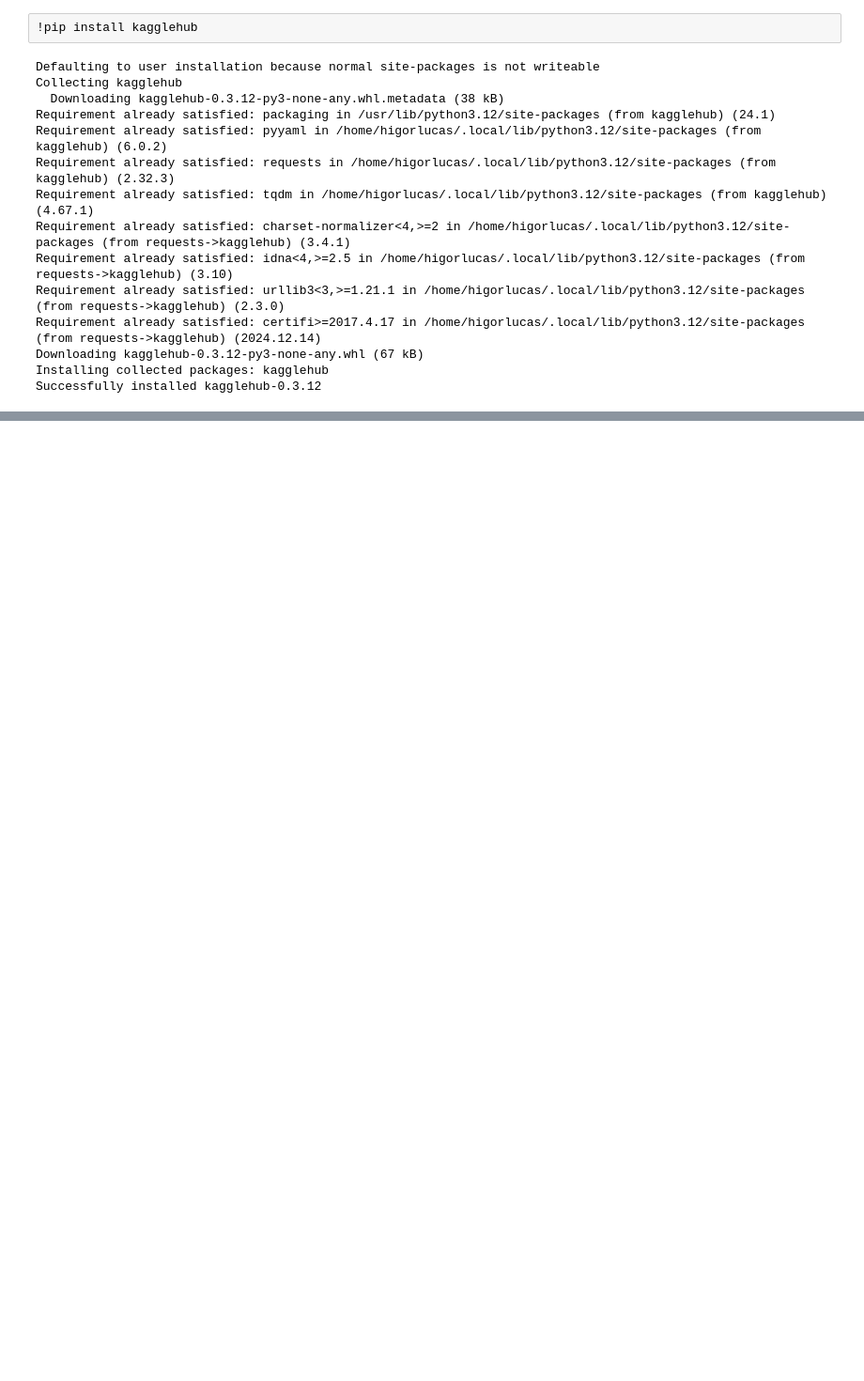
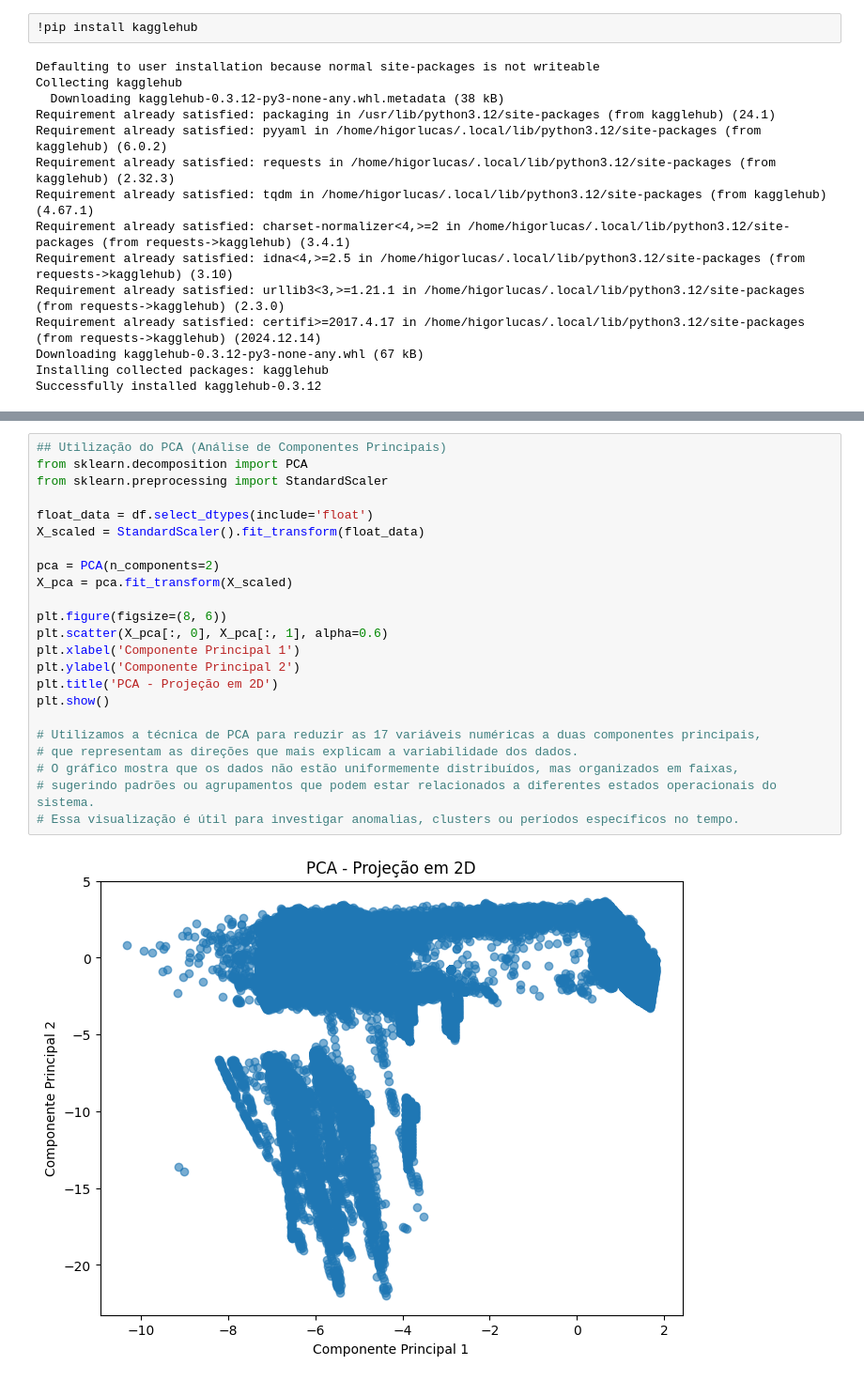
Before and after one commit to higorlucas125/Data-Mining-, a Jupyter notebook: WorkFinish.ipynb, the cells around one changed output, grey strips where cells are left out. Shown: that part at 94% size. Drawn from its saved outputs; the diff is of its cells as text; blank space fills up the shorter version.

```diff
--- a/WorkFinish.ipynb
+++ b/WorkFinish.ipynb
@@ -41,0 +225,25 @@ Test novo novo
+# %%
+## Utilização do PCA (Análise de Componentes Principais)
+from sklearn.decomposition import PCA
+from sklearn.preprocessing import StandardScaler
+
+float_data = df.select_dtypes(include='float')
+X_scaled = StandardScaler().fit_transform(float_data)
+
+pca = PCA(n_components=2)
+X_pca = pca.fit_transform(X_scaled)
+
+plt.figure(figsize=(8, 6))
+plt.scatter(X_pca[:, 0], X_pca[:, 1], alpha=0.6)
+plt.xlabel('Componente Principal 1')
+plt.ylabel('Componente Principal 2')
+plt.title('PCA - Projeção em 2D')
+plt.show()
+
+# Utilizamos a técnica de PCA para reduzir as 17 variáveis numéricas a duas componentes principais,
+# que representam as direções que mais explicam a variabilidade dos dados.
+# O gráfico mostra que os dados não estão uniformemente distribuídos, mas organizados em faixas,
+# sugerindo padrões ou agrupamentos que podem estar relacionados a diferentes estados operacionais do sistema.
+# Essa visualização é útil para investigar anomalias, clusters ou períodos específicos no tempo.
+# %% [output]
+[figure, added]
```
Also changed, not shown: parts of 13 cells of this notebook, 3 other files.
